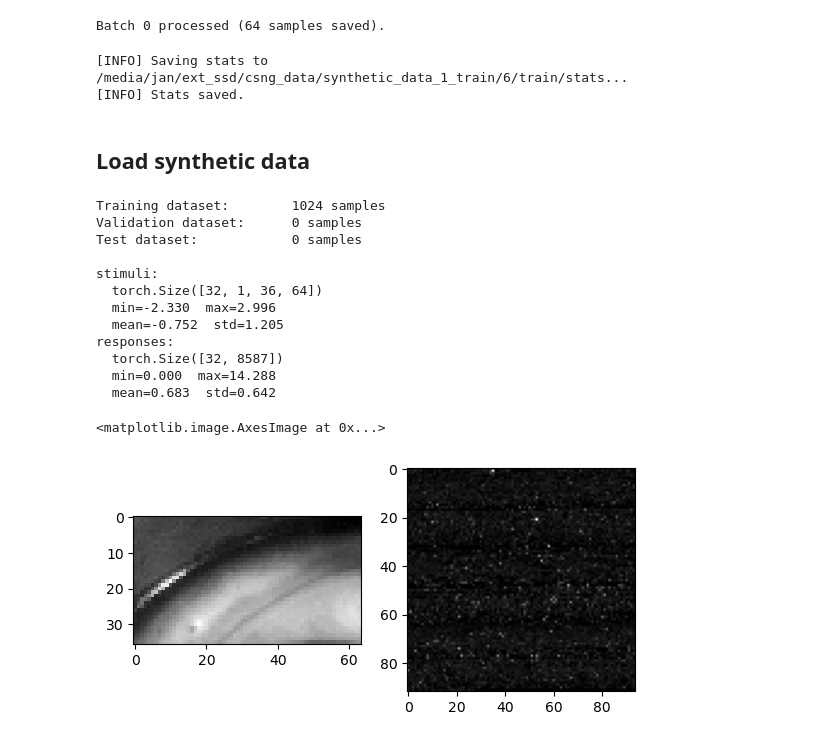
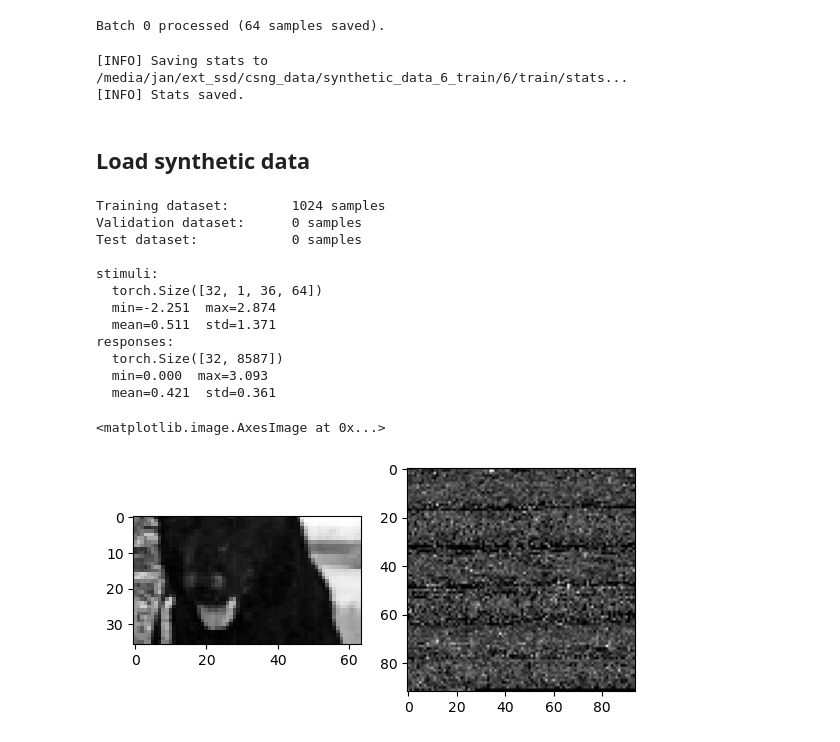
Before and after one commit to Johnny1188/meicoder, a Jupyter notebook: csng/brainreader_mouse/generate_synthetic_data.ipynb, the cells around one changed output. Saved outputs shown, nothing was run; the diff lists cells and outputs as text; code cells hidden in the pictures.

Commit message:
fix synthetic data generation notebook

```diff
--- a/csng/brainreader_mouse/generate_synthetic_data.ipynb
+++ b/csng/brainreader_mouse/generate_synthetic_data.ipynb
@@ -38,7 +38,7 @@ seed_all(cfg["seed"])
 ## Load encoder
 # %%
 encoder = get_encoder(
-    ckpt_path=os.path.join(DATA_PATH, "models", "encoder_b6.pth"),
+    ckpt_path=os.path.join(DATA_PATH, "models", "encoder_ball.pt"),
     device=os.environ["DEVICE"],
     eval_mode=True,
 )
@@ -357,7 +357,7 @@ Encoder was trained on data keys:
 cfg["syn_data"] = {
     "data_part_src": "train", # from base_dls
     "data_part_target": "train", # to which folder to save the synthetic data
-    "data_key_src": "1", # from base_dls
+    "data_key_src": "6", # from base_dls
     "max_samples": 1000, # None or int
     "save_stats": True,
     "patch_dataset": {
@@ -396,11 +396,11 @@ patch_dl = DataLoader(patch_dset, **cfg["syn_data"]["patch_dataloader"])
 dl = BatchPatchesDataLoader(dataloader=patch_dl)
 # %%
 ### show data
-seed_all(cfg["seed"])
-s = next(iter(dl))
+# seed_all(cfg["seed"])
+# s = next(iter(dl))
 
-fig = plt.figure(figsize=(10, 6))
-axes = fig.subplots(4, 4).flatten()
-for i in range(16):
-    axes[i].imshow(s[0][i].squeeze().cpu(), cmap="gray")
-plt.show()
+# fig = plt.figure(figsize=(10, 6))
+# axes = fig.subplots(4, 4).flatten()
+# for i in range(16):
+#     axes[i].imshow(s[0][i].squeeze().cpu(), cmap="gray")
+# plt.show()
@@ -512,7 +510,7 @@ if cfg["syn_data"]["save_stats"]:
     )
     print(f"[INFO] Stats saved.")
 # %% [output]
-[INFO] Saving stats to /media/jan/ext_ssd/csng_data/synthetic_data_1_train/6/train/stats...
+[INFO] Saving stats to /media/jan/ext_ssd/csng_data/synthetic_data_6_train/6/train/stats...
 [INFO] Stats saved.
 # %% [markdown]
 ## Load synthetic data
@@ -521,7 +519,7 @@ if cfg["syn_data"]["save_stats"]:
 cfg["data"]["syn_data"] = {
     "data_dicts": [
         {
-            "path": os.path.join(DATA_PATH, "synthetic_data_1_train", "6"),
+            "path": os.path.join(DATA_PATH, "synthetic_data_6_train", "6"),
             "data_key": "syn_6",
             "load_neuron_coords": False,
         },
@@ -551,43 +549,43 @@ sample_idx = 0
 datapoint = next(iter(syn_dls[tier].dataloaders[0]))
 stim, resp = datapoint.images, datapoint.responses
 print(
-    f"Training dataset:\t {sum(len(dl) * dl.batch_size for dl in dls['train'].dataloaders) if 'train' in dls else '0'} samples"
-    f"\nValidation dataset:\t {sum(len(dl) * dl.batch_size for dl in dls['val'].dataloaders) if 'val' in dls else '0'} samples"
-    f"\nTest dataset:\t\t {sum(len(dl) * dl.batch_size for dl in dls['test'].dataloaders) if 'test' in dls else '0'} samples"
+    f"Training dataset:\t {sum(len(dl) * dl.batch_size for dl in syn_dls['train'].dataloaders) if 'train' in syn_dls else '0'} samples"
+    f"\nValidation dataset:\t {sum(len(dl) * dl.batch_size for dl in syn_dls['val'].dataloaders) if 'val' in syn_dls else '0'} samples"
+    f"\nTest dataset:\t\t {sum(len(dl) * dl.batch_size for dl in syn_dls['test'].dataloaders) if 'test' in syn_dls else '0'} samples"
 
     "\n\nstimuli:"
     f"\n  {stim.shape}"
     f"\n  min={stim.min().item():.3f}  max={stim.max().item():.3f}"
     f"\n  mean={stim.mean().item():.3f}  std={stim.std().item():.3f}"
     "\nresponses:"
     f"\n  {resp.shape}"
     f"\n  min={resp.min().item():.3f}  max={resp.max().item():.3f}"
     f"\n  mean={resp.mean().item():.3f}  std={resp.std().item():.3f}"
 )
 
 ### plot sample data
 fig = plt.figure(figsize=(10, 6))
 ax = fig.add_subplot(131)
 ax.imshow(stim[sample_idx].cpu().squeeze().unsqueeze(-1), cmap="gray")
 
 ax = fig.add_subplot(132)
 to_show = resp[sample_idx].cpu()
 ### pad with zeros
 if to_show.shape[-1] % (w := np.sqrt(resp[sample_idx].cpu().shape[0]).astype(int)) != 0:
     to_show = torch.cat([to_show, torch.zeros(w - to_show.shape[-1] % w)], dim=-1)
 ax.imshow(to_show.view(w, -1).squeeze(0).unsqueeze(-1), cmap="gray")
 # %% [output]
 Training dataset:        1024 samples
 Validation dataset:      0 samples
 Test dataset:            0 samples
 
 stimuli:
   torch.Size([32, 1, 36, 64])
-  min=-2.330  max=2.996
-  mean=-0.752  std=1.205
+  min=-2.251  max=2.874
+  mean=0.511  std=1.371
 responses:
   torch.Size([32, 8587])
-  min=0.000  max=14.288
-  mean=0.683  std=0.642
+  min=0.000  max=3.093
+  mean=0.421  std=0.361
 <matplotlib.image.AxesImage at 0x...>
-[figure, old version]
+[figure, new version]
```
Also changed, not shown: parts of 7 cells of this notebook.
